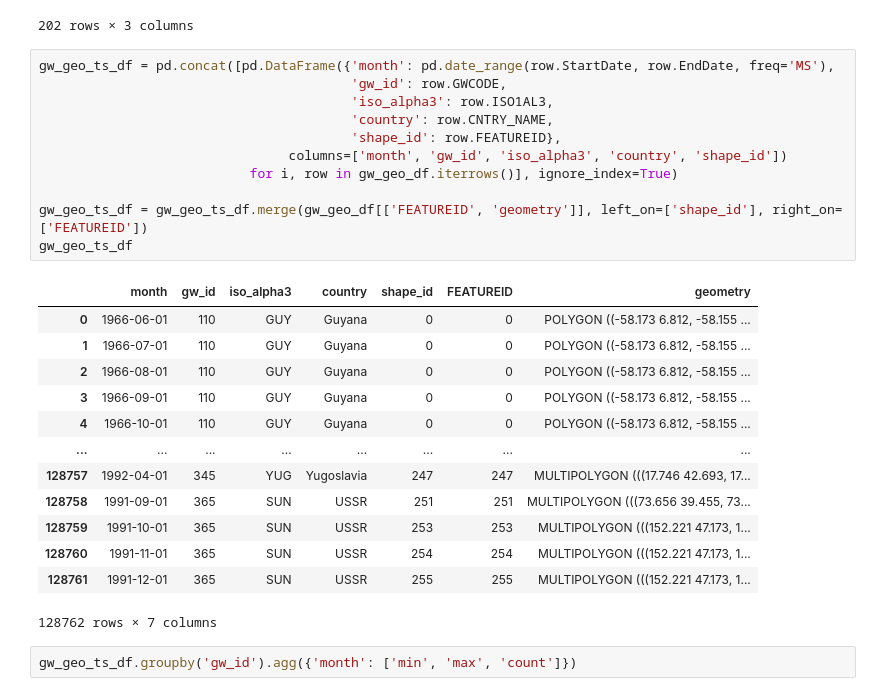
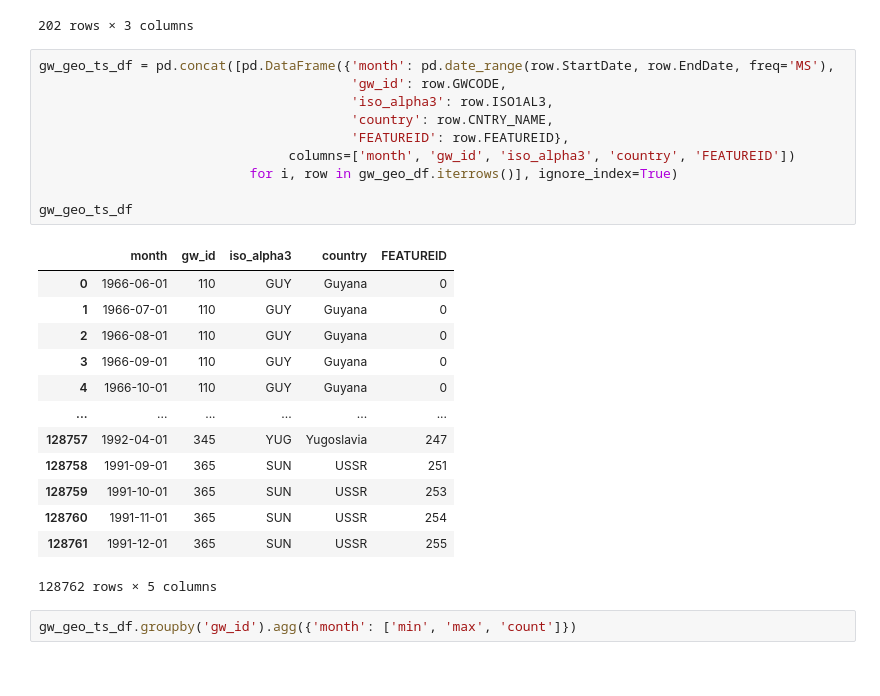
Before and after one commit to jenna-jordan/IS590DV-FinalProject, a Jupyter notebook: Map of CoW vs UCDP.ipynb, the cells around one changed output. Cells and saved outputs as stored; diff of their text form.

```diff
--- a/Map of CoW vs UCDP.ipynb
+++ b/Map of CoW vs UCDP.ipynb
@@ -106,28 +106,27 @@ cow_geo_ts_df.groupby('cow_id').agg({'month': ['min', 'max', 'count']})
 # %%
 gw_geo_ts_df = pd.concat([pd.DataFrame({'month': pd.date_range(row.StartDate, row.EndDate, freq='MS'),
                                         'gw_id': row.GWCODE,
                                         'iso_alpha3': row.ISO1AL3,
                                         'country': row.CNTRY_NAME,
-                                        'shape_id': row.FEATUREID},
-                                columns=['month', 'gw_id', 'iso_alpha3', 'country', 'shape_id'])
+                                        'FEATUREID': row.FEATUREID},
+                                columns=['month', 'gw_id', 'iso_alpha3', 'country', 'FEATUREID'])
                            for i, row in gw_geo_df.iterrows()], ignore_index=True)
 
-gw_geo_ts_df = gw_geo_ts_df.merge(gw_geo_df[['FEATUREID', 'geometry']], left_on=['shape_id'], right_on=['FEATUREID'])
 gw_geo_ts_df
 # %% [output]
-|  | month | gw_id | iso_alpha3 | country | shape_id | FEATUREID | geometry |
-| 0 | 1966-06-01 | 110 | GUY | Guyana | 0 | 0 | POLYGON ((-58.173 6.812, -58.155 ... |
-| 1 | 1966-07-01 | 110 | GUY | Guyana | 0 | 0 | POLYGON ((-58.173 6.812, -58.155 ... |
-| 2 | 1966-08-01 | 110 | GUY | Guyana | 0 | 0 | POLYGON ((-58.173 6.812, -58.155 ... |
-| 3 | 1966-09-01 | 110 | GUY | Guyana | 0 | 0 | POLYGON ((-58.173 6.812, -58.155 ... |
-| 4 | 1966-10-01 | 110 | GUY | Guyana | 0 | 0 | POLYGON ((-58.173 6.812, -58.155 ... |
-| ... | ... | ... | ... | ... | ... | ... | ... |
-| 128757 | 1992-04-01 | 345 | YUG | Yugoslavia | 247 | 247 | MULTIPOLYGON (((17.746 42.693, 17... |
-| 128758 | 1991-09-01 | 365 | SUN | USSR | 251 | 251 | MULTIPOLYGON (((73.656 39.455, 73... |
-| 128759 | 1991-10-01 | 365 | SUN | USSR | 253 | 253 | MULTIPOLYGON (((152.221 47.173, 1... |
-| 128760 | 1991-11-01 | 365 | SUN | USSR | 254 | 254 | MULTIPOLYGON (((152.221 47.173, 1... |
-| 128761 | 1991-12-01 | 365 | SUN | USSR | 255 | 255 | MULTIPOLYGON (((152.221 47.173, 1... |
+|  | month | gw_id | iso_alpha3 | country | FEATUREID |
+| 0 | 1966-06-01 | 110 | GUY | Guyana | 0 |
+| 1 | 1966-07-01 | 110 | GUY | Guyana | 0 |
+| 2 | 1966-08-01 | 110 | GUY | Guyana | 0 |
+| 3 | 1966-09-01 | 110 | GUY | Guyana | 0 |
+| 4 | 1966-10-01 | 110 | GUY | Guyana | 0 |
+| ... | ... | ... | ... | ... | ... |
+| 128757 | 1992-04-01 | 345 | YUG | Yugoslavia | 247 |
+| 128758 | 1991-09-01 | 365 | SUN | USSR | 251 |
+| 128759 | 1991-10-01 | 365 | SUN | USSR | 253 |
+| 128760 | 1991-11-01 | 365 | SUN | USSR | 254 |
+| 128761 | 1991-12-01 | 365 | SUN | USSR | 255 |
-128762 rows × 7 columns
+128762 rows × 5 columns
 # %%
 gw_geo_ts_df.groupby('gw_id').agg({'month': ['min', 'max', 'count']})
 # %% [output]
```
Also changed, not shown: parts of 12 cells of this notebook, 4 other files.
